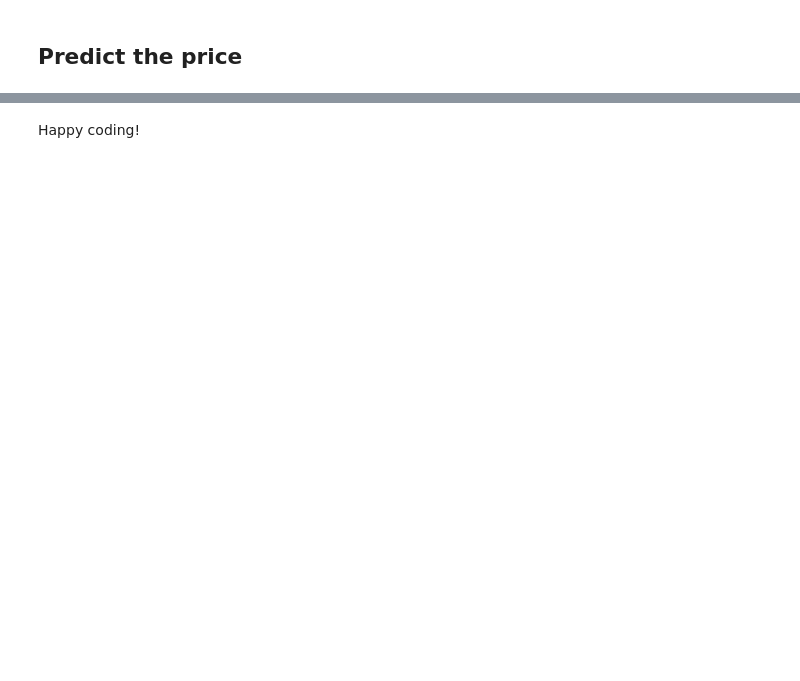
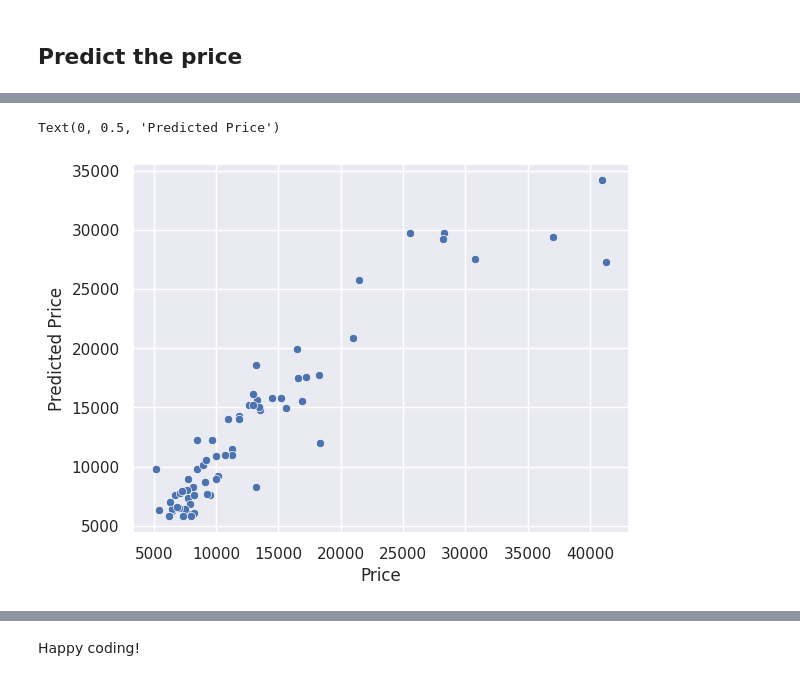
Before and after one commit to jposluszny/Machine-Learning, a Jupyter notebook: 4. LightGBM/2. Regression/Project/Exercise - LightGBM Regression.ipynb, the cells around one changed output, grey strips where cells are left out. Cells and saved outputs as stored; diff of their text form; code cells hidden in the pictures; blank space fills up the shorter version.

```diff
--- a/4. LightGBM/2. Regression/Project/Exercise - LightGBM Regression.ipynb
+++ b/4. LightGBM/2. Regression/Project/Exercise - LightGBM Regression.ipynb
@@ -91,3 +151,10 @@ Root Mean Squared Error is  4005.168171454263
+# %%
+fig = sns.scatterplot(x=y_test, y=predictions)
+fig.set_xlabel('Price')
+fig.set_ylabel('Predicted Price')
+# %% [output]
+Text(0, 0.5, 'Predicted Price')
+[figure, added]
 # %%
 # Plot the scatterplot of the predictions
 # And the true values
```
Also changed, not shown: parts of 32 cells of this notebook, 1 other file.
